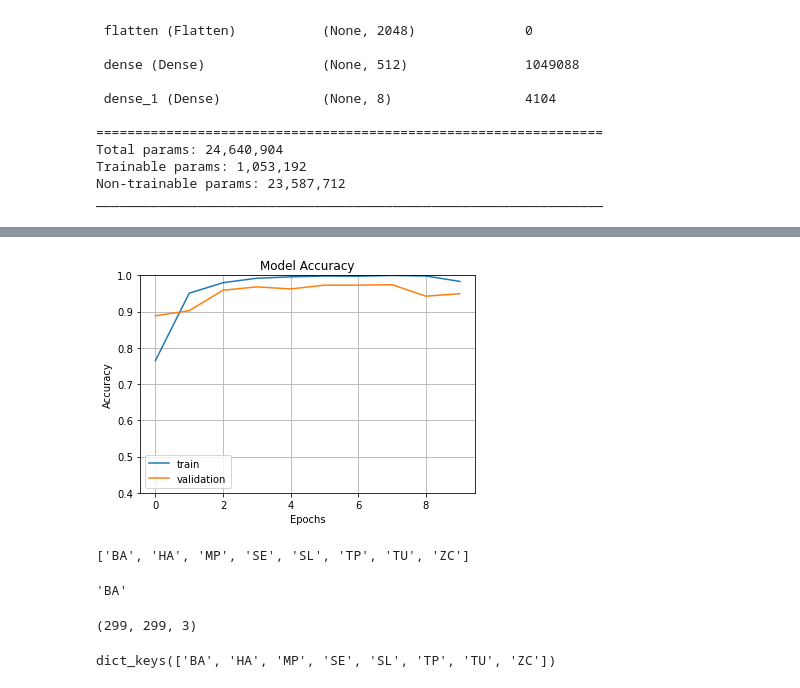
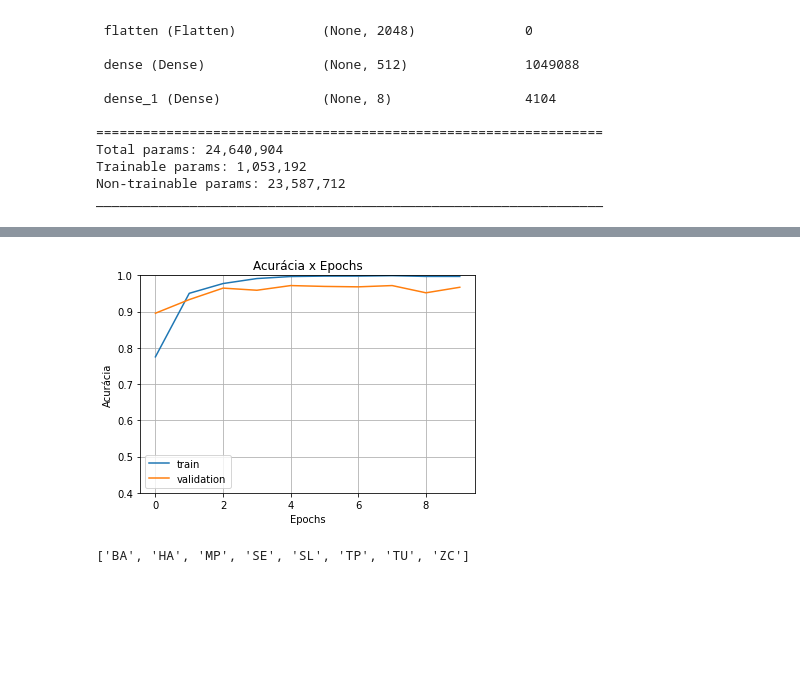
Before and after one commit to guilodron/projeto-2-fsi, a Jupyter notebook: main.ipynb, the cells around one changed output, grey strips where cells are left out. Saved outputs shown, nothing was run; the diff lists cells and outputs as text; code cells hidden in the pictures; blank space fills up the shorter version.

Commit message:
Checando imagem incorreta

```diff
--- a/main.ipynb
+++ b/main.ipynb
@@ -17,7 +17,8 @@ training = keras.utils.image_dataset_from_directory(
     class_names = None,
     subset='training',
     seed=SEED,
-    label_mode='categorical'
+    label_mode='categorical',
+    shuffle=True
 )
 # %% [output]
 Found 4263 files belonging to 8 classes.
@@ -31,6 +32,7 @@ validation = keras.utils.image_dataset_from_directory(
     class_names = None,
     subset='validation',
     seed=SEED,
+    shuffle=True,
     label_mode='categorical'
 )
 # %% [output]
@@ -106,16 +108,16 @@ Epoch 10/10
 # %%
 fig1 = plt.gcf()
 plt.plot(history.history['accuracy'])
 plt.plot(history.history['val_accuracy'])
 plt.axis(ymin=0.4,ymax=1)
 plt.grid()
-plt.title('Model Accuracy')
-plt.ylabel('Accuracy')
+plt.title('Acurácia x Epochs')
+plt.ylabel('Acurácia')
 plt.xlabel('Epochs')
 plt.legend(['train', 'validation'])
 plt.show()
 # %% [output]
-[figure, old version]
+[figure, new version]
 # %%
 classes = validation.class_names
 classes
@@ -128,19 +125,0 @@ image=np.expand_dims(image,axis=0)
-# %%
-prediction = model.predict(image)
-validation.class_names[np.argmax(prediction)]
-# %% [output]
-'BA'
-# %%
-img = keras.preprocessing.image.load_img(f'{dataset}/BA/BA (1).jpg', target_size=(height, width,3))
-keras.preprocessing.image.img_to_array(img).shape
-# %% [output]
-(299, 299, 3)
-# %%
-# Extraindo arquivos utilizados para validação em cada classe
-files = validation.file_paths
-files_per_class = {}
-for classe in classes:
-    files_per_class[classe] = [file for file in files if classe in file]
-files_per_class.keys()
-# %% [output]
-dict_keys(['BA', 'HA', 'MP', 'SE', 'SL', 'TP', 'TU', 'ZC'])
```
Also changed, not shown: parts of 13 cells of this notebook.
